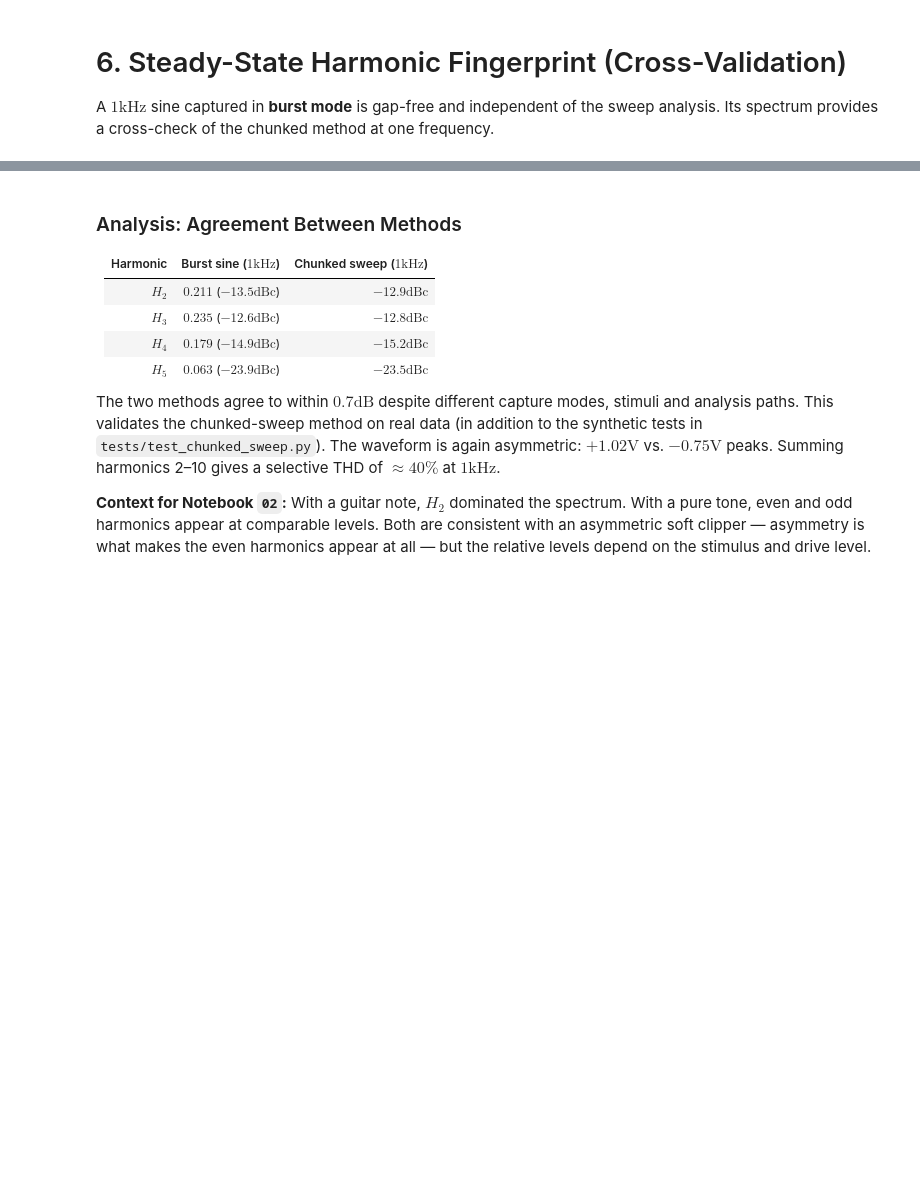
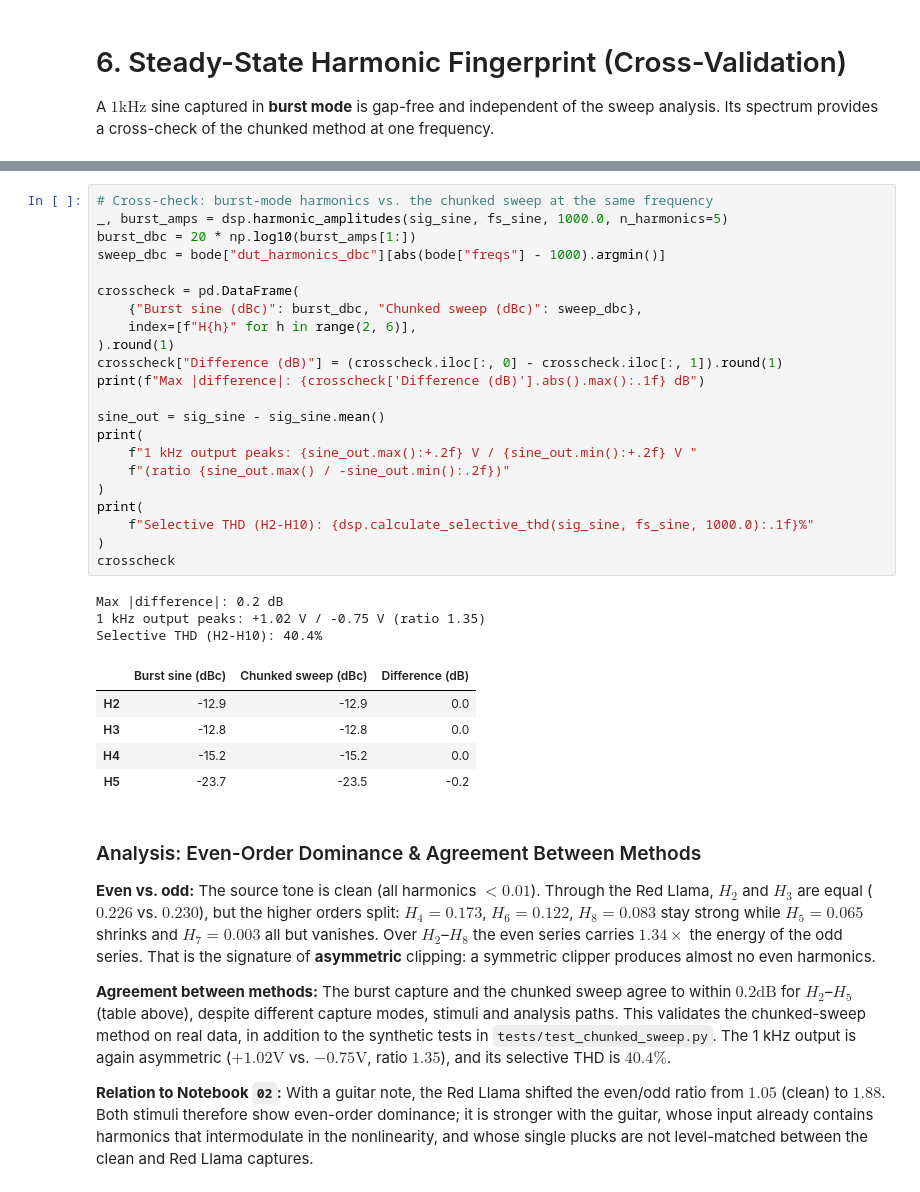
Before and after one commit to JacksonFergusonDev/systems-audio-lab, a Jupyter notebook: oscilloscope-rp2040/notebooks/04_transfer_analysis.ipynb, the cells around one changed output, grey strips where cells are left out. Cells and saved outputs as stored; diff of their text form; blank space fills up the shorter version.

```diff
--- a/oscilloscope-rp2040/notebooks/04_transfer_analysis.ipynb
+++ b/oscilloscope-rp2040/notebooks/04_transfer_analysis.ipynb
@@ -145,14 +203,40 @@ Chunked sweep @ 1 kHz (dBc): H2 -12.9, H3 -12.8, H4 -15.2, H5 -23.5
+# %%
+# Cross-check: burst-mode harmonics vs. the chunked sweep at the same frequency
+_, burst_amps = dsp.harmonic_amplitudes(sig_sine, fs_sine, 1000.0, n_harmonics=5)
+burst_dbc = 20 * np.log10(burst_amps[1:])
+sweep_dbc = bode["dut_harmonics_dbc"][abs(bode["freqs"] - 1000).argmin()]
+
+crosscheck = pd.DataFrame(
+    {"Burst sine (dBc)": burst_dbc, "Chunked sweep (dBc)": sweep_dbc},
+    index=[f"H{h}" for h in range(2, 6)],
+).round(1)
+crosscheck["Difference (dB)"] = (crosscheck.iloc[:, 0] - crosscheck.iloc[:, 1]).round(1)
+print(f"Max |difference|: {crosscheck['Difference (dB)'].abs().max():.1f} dB")
+
+sine_out = sig_sine - sig_sine.mean()
+print(
+    f"1 kHz output peaks: {sine_out.max():+.2f} V / {sine_out.min():+.2f} V "
+    f"(ratio {sine_out.max() / -sine_out.min():.2f})"
+)
+print(
+    f"Selective THD (H2-H10): {dsp.calculate_selective_thd(sig_sine, fs_sine, 1000.0):.1f}%"
+)
+crosscheck
+# %% [output]
+Max |difference|: 0.2 dB
+1 kHz output peaks: +1.02 V / -0.75 V (ratio 1.35)
+Selective THD (H2-H10): 40.4%
+|  | Burst sine (dBc) | Chunked sweep (dBc) | Difference (dB) |
+| H2 | -12.9 | -12.9 | 0.0 |
+| H3 | -12.8 | -12.8 | 0.0 |
+| H4 | -15.2 | -15.2 | 0.0 |
+| H5 | -23.7 | -23.5 | -0.2 |
 # %% [markdown]
-### Analysis: Agreement Between Methods
-| Harmonic | Burst sine ($1\text{kHz}$) | Chunked sweep ($1\text{kHz}$) |
-|---|---|---|
-| $H_2$ | $0.211$ ($-13.5\text{dBc}$) | $-12.9\text{dBc}$ |
-| $H_3$ | $0.235$ ($-12.6\text{dBc}$) | $-12.8\text{dBc}$ |
-| $H_4$ | $0.179$ ($-14.9\text{dBc}$) | $-15.2\text{dBc}$ |
-| $H_5$ | $0.063$ ($-23.9\text{dBc}$) | $-23.5\text{dBc}$ |
+### Analysis: Even-Order Dominance & Agreement Between Methods
+**Even vs. odd:** The source tone is clean (all harmonics $< 0.01$). Through the Red Llama, $H_2$ and $H_3$ are equal ($0.226$ vs. $0.230$), but the higher orders split: $H_4 = 0.173$, $H_6 = 0.122$, $H_8 = 0.083$ stay strong while $H_5 = 0.065$ shrinks and $H_7 = 0.003$ all but vanishes. Over $H_2$–$H_8$ the even series carries **$1.34\times$** the energy of the odd series. That is the signature of **asymmetric** clipping: a symmetric clipper produces almost no even harmonics.
 
-The two methods agree to within $0.7\text{dB}$ despite different capture modes, stimuli and analysis paths. This validates the chunked-sweep method on real data (in addition to the synthetic tests in `tests/test_chunked_sweep.py`). The waveform is again asymmetric: $+1.02\text{V}$ vs. $-0.75\text{V}$ peaks. Summing harmonics 2–10 gives a selective THD of $\approx 40\%$ at $1\text{kHz}$.
+**Agreement between methods:** The burst capture and the chunked sweep agree to within $0.2\text{dB}$ for $H_2$–$H_5$ (table above), despite different capture modes, stimuli and analysis paths. This validates the chunked-sweep method on real data, in addition to the synthetic tests in `tests/test_chunked_sweep.py`. The 1 kHz output is again asymmetric ($+1.02\text{V}$ vs. $-0.75\text{V}$, ratio $1.35$), and its selective THD is $40.4\%$.
 
-**Context for Notebook `02`:** With a guitar note, $H_2$ dominated the spectrum. With a pure tone, even and odd harmonics appear at comparable levels. Both are consistent with an asymmetric soft clipper — asymmetry is what makes the even harmonics appear at all — but the relative levels depend on the stimulus and drive level.
+**Relation to Notebook `02`:** With a guitar note, the Red Llama shifted the even/odd ratio from $1.05$ (clean) to $1.88$. Both stimuli therefore show even-order dominance; it is stronger with the guitar, whose input already contains harmonics that intermodulate in the nonlinearity, and whose single plucks are not level-matched between the clean and Red Llama captures.
 # %% [markdown]
 # 7. Conclusion
```
Also changed, not shown: parts of 9 cells of this notebook, 10 other files.
